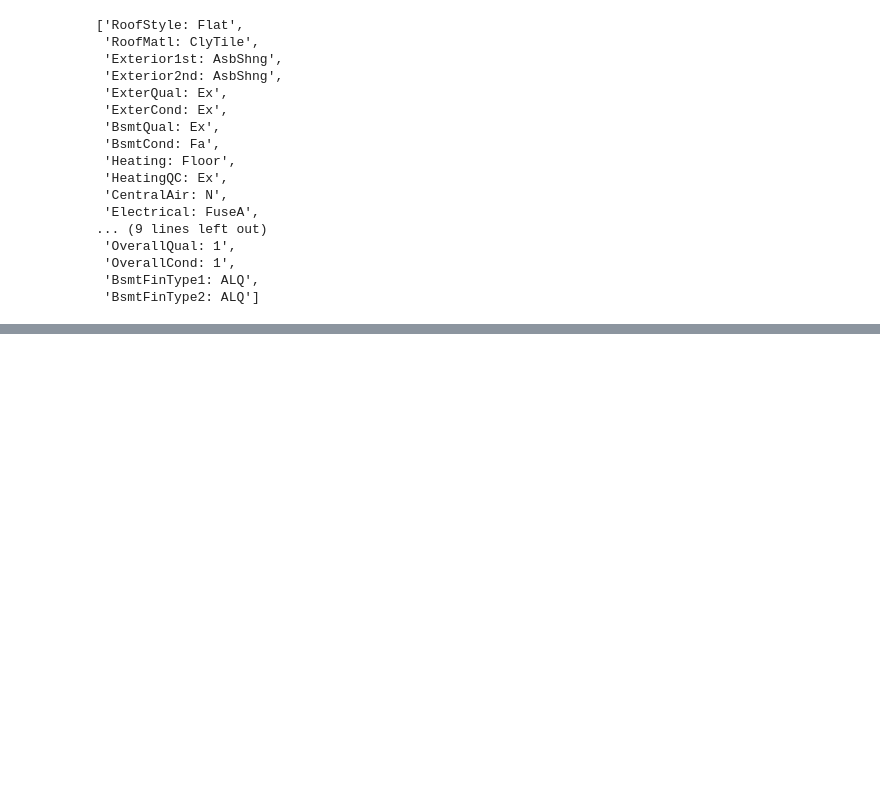
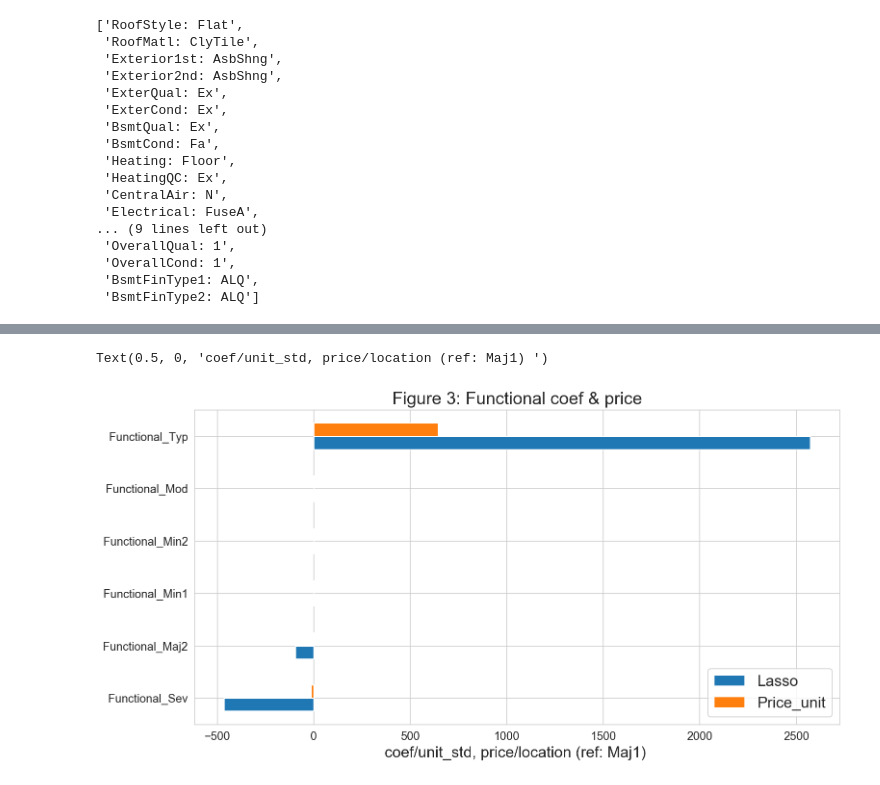
Before and after one commit to Miaowshroom/project3_a2, a Jupyter notebook: project-03-combined.ipynb, the cells around one changed output, grey strips where cells are left out. Cells and saved outputs as stored; diff of their text form; code cells hidden in the pictures; blank space fills up the shorter version.

```diff
--- a/project-03-combined.ipynb
+++ b/project-03-combined.ipynb
@@ -1737,0 +1772,12 @@ q2_model_coef.iloc[np.argsort(q2_model_coef.Lasso.abs())[::-1]].head(40)
+# %%
+# Exterior1st
+neigh_col = [index for index in q2_model_coef.index if 'Functional' in index ]
+ax = q2_model_coef.loc[neigh_col,:].sort_values(by='Lasso').plot(kind='barh' )
+plt.gcf().set_size_inches(12,6)
+plt.title('Figure 3: Functional coef & price', fontsize=18)
+ax.tick_params(labelsize=12)
+plt.legend(prop={'size': 16})
+ax.set_xlabel('coef/unit_std, price/location (ref: Maj1) ',size=16)
+# %% [output]
+Text(0.5, 0, 'coef/unit_std, price/location (ref: Maj1) ')
+[figure, added]
```
Also changed, not shown: parts of 17 cells of this notebook.
